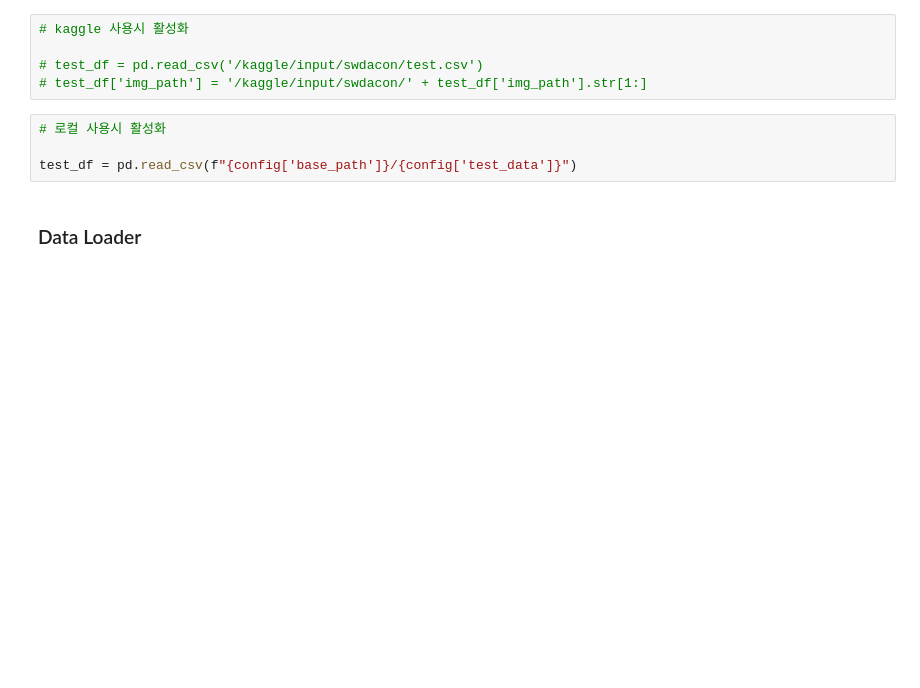
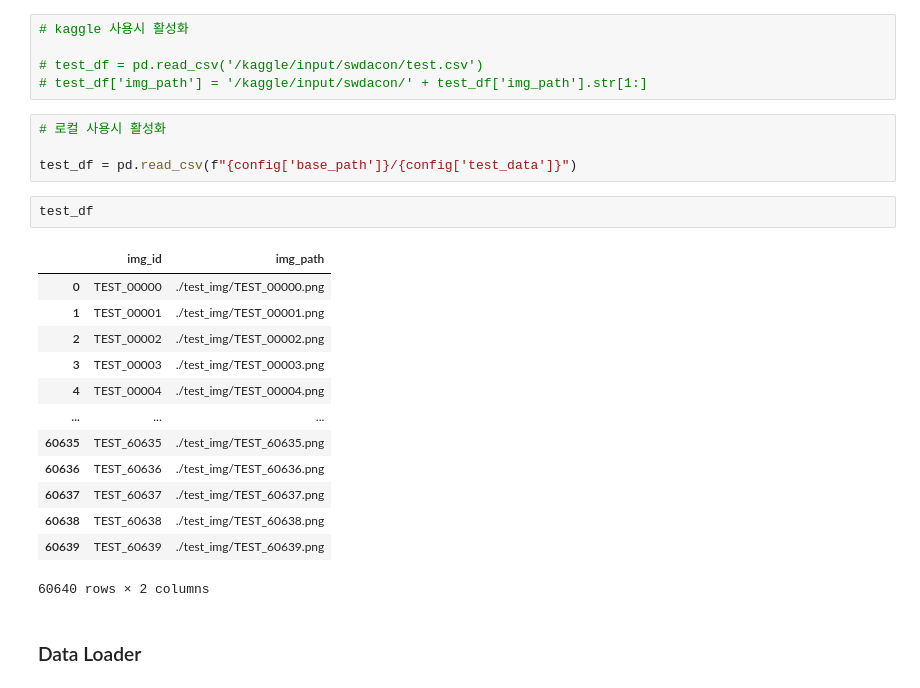
Before and after one commit to KURasengan/SWdacon, a Jupyter notebook: youngwoon/baseline_ver2_0_smp.ipynb, the cells around one changed output. Cells and saved outputs as stored; diff of their text form; blank space fills up the shorter version.

```diff
--- a/youngwoon/baseline_ver2_0_smp.ipynb
+++ b/youngwoon/baseline_ver2_0_smp.ipynb
@@ -678,6 +526,22 @@ test_df['img_path'] = colab_base + test_df['img_path'].str[1:]
 # 로컬 사용시 활성화
 
 test_df = pd.read_csv(f"{config['base_path']}/{config['test_data']}")
+# %%
+test_df
+# %% [output]
+|  | img_id | img_path |
+| 0 | TEST_00000 | ./test_img/TEST_00000.png |
+| 1 | TEST_00001 | ./test_img/TEST_00001.png |
+| 2 | TEST_00002 | ./test_img/TEST_00002.png |
+| 3 | TEST_00003 | ./test_img/TEST_00003.png |
+| 4 | TEST_00004 | ./test_img/TEST_00004.png |
+| ... | ... | ... |
+| 60635 | TEST_60635 | ./test_img/TEST_60635.png |
+| 60636 | TEST_60636 | ./test_img/TEST_60636.png |
+| 60637 | TEST_60637 | ./test_img/TEST_60637.png |
+| 60638 | TEST_60638 | ./test_img/TEST_60638.png |
+| 60639 | TEST_60639 | ./test_img/TEST_60639.png |
+60640 rows × 2 columns
 # %% [markdown]
 ### Data Loader
 # %%
```
Also changed, not shown: parts of 32 cells of this notebook.
